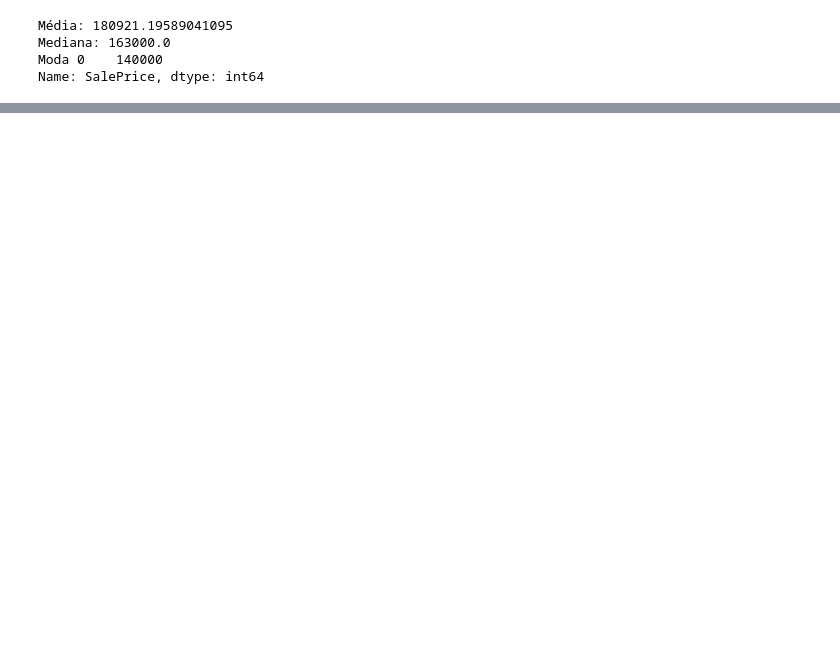
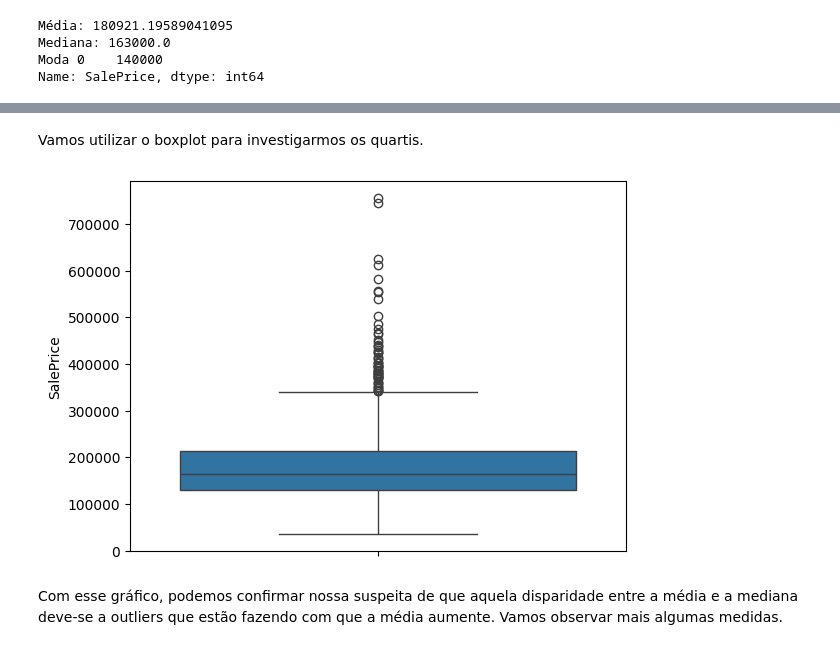
Before and after one commit to JosenildoJunior/Blog2, a Jupyter notebook: Estatística_descritiva_EBA.ipynb, the cells around one changed output, grey strips where cells are left out. Cells and saved outputs as stored; diff of their text form; code cells hidden in the pictures; blank space fills up the shorter version.

```diff
--- a/Estatística_descritiva_EBA.ipynb
+++ b/Estatística_descritiva_EBA.ipynb
@@ -120,0 +140,9 @@ Dessa forma podemos observar
+# %% [markdown]
+Vamos utilizar o boxplot para investigarmos os quartis.
+# %%
+# Criando o boxplot
+sns.boxplot(df['SalePrice']);
+# %% [output]
+[figure, added]
+# %% [markdown]
+Com esse gráfico, podemos confirmar nossa suspeita de que aquela disparidade entre a média e a mediana deve-se a outliers que estão fazendo com que a média aumente. Vamos observar mais algumas medidas.
```
Also changed, not shown: parts of 95 cells of this notebook.
